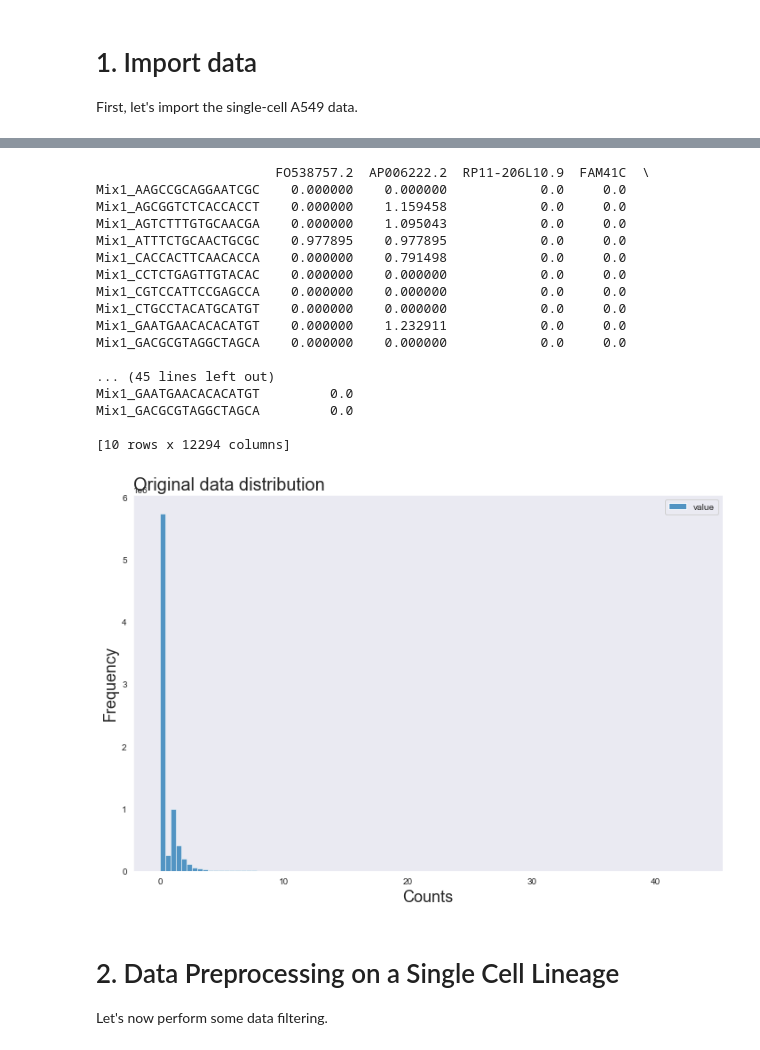
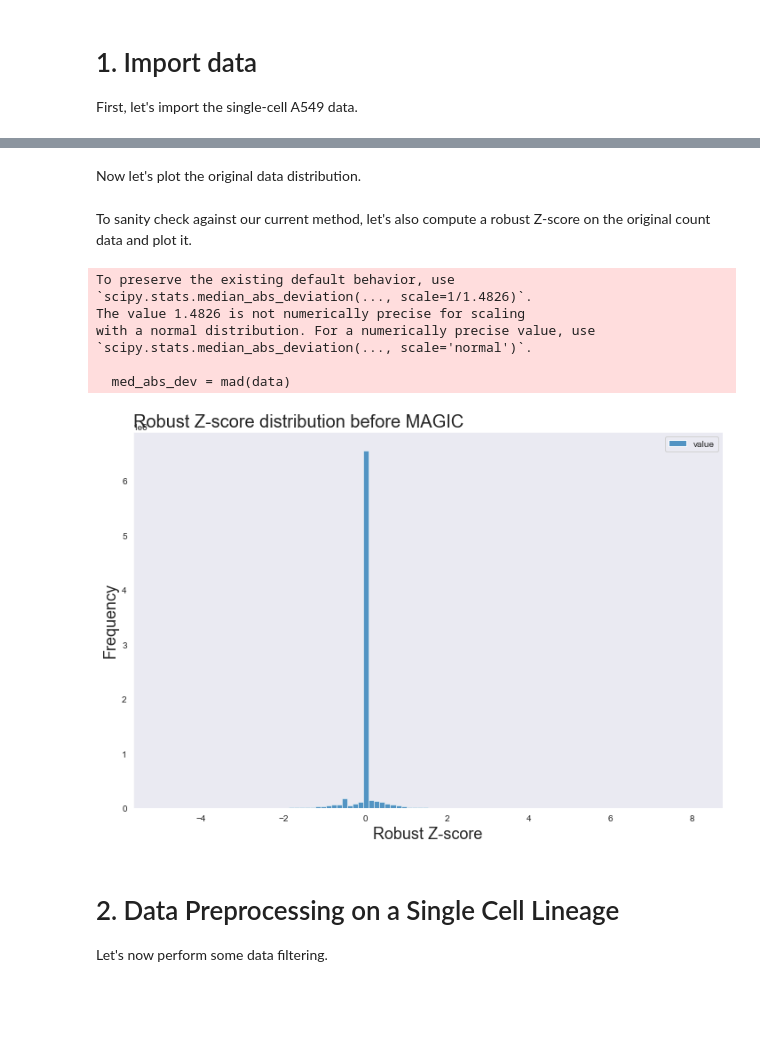
Before and after one commit to sriram-lab/emt-cobra, a Jupyter notebook: src/python/magic.ipynb, the cells around one changed output, grey strips where cells are left out. Cells and saved outputs as stored; diff of their text form; code cells hidden in the pictures; blank space fills up the shorter version.

```diff
--- a/src/python/magic.ipynb
+++ b/src/python/magic.ipynb
@@ -41,6 +65,6 @@ data = pd.read_csv(datapath, sep=' ')
+# %% [markdown]
+Now let's plot the original data distribution.
 # %%
-print(data.head(10))
-
 fig, ax = plt.subplots(1, figsize=(10,7))
 sns.histplot(data=pd.melt(data), ax=ax,
              bins=100)
@@ -51,25 +75,36 @@ ax.set_ylabel('Frequency', fontsize=18)
 ax.set_title('Original data distribution', fontsize=20, loc='left')
 
 fig.tight_layout()
-# %% [output]
-                       FO538757.2  AP006222.2  RP11-206L10.9  FAM41C  \
-Mix1_AAGCCGCAGGAATCGC    0.000000    0.000000            0.0     0.0
-Mix1_AGCGGTCTCACCACCT    0.000000    1.159458            0.0     0.0
-Mix1_AGTCTTTGTGCAACGA    0.000000    1.095043            0.0     0.0
-Mix1_ATTTCTGCAACTGCGC    0.977895    0.977895            0.0     0.0
-Mix1_CACCACTTCAACACCA    0.000000    0.791498            0.0     0.0
-Mix1_CCTCTGAGTTGTACAC    0.000000    0.000000            0.0     0.0
-Mix1_CGTCCATTCCGAGCCA    0.000000    0.000000            0.0     0.0
-Mix1_CTGCCTACATGCATGT    0.000000    0.000000            0.0     0.0
-Mix1_GAATGAACACACATGT    0.000000    1.232911            0.0     0.0
-Mix1_GACGCGTAGGCTAGCA    0.000000    0.000000            0.0     0.0
-
-... (45 lines left out)
-Mix1_GAATGAACACACATGT         0.0
-Mix1_GACGCGTAGGCTAGCA         0.0
-
-[10 rows x 12294 columns]
-[figure, removed]
+# %% [markdown]
+To sanity check against our current method, let's also compute a robust Z-score on the original count data and plot it.
+# %%
+from scipy.stats import median_absolute_deviation as mad
+mu = data.median(axis=0)
+n = data.shape[1]
+med_abs_dev = mad(data)
+scale_factor = 1.4826
+Z = (data - mu) / (med_abs_dev * scale_factor)
+Z[~np.isfinite(Z)] = 0
+
+fig, ax = plt.subplots(1, figsize=(10,7))
+sns.histplot(data=pd.melt(Z), ax=ax,
+             bins=100)
+sns.set_style("dark")
+
+ax.set_xlabel('Robust Z-score', fontsize=18)
+ax.set_ylabel('Frequency', fontsize=18)
+ax.set_title('Robust Z-score distribution before MAGIC', fontsize=20, loc='left')
+
+fig.tight_layout()
+# %% [output]
+To preserve the existing default behavior, use
+`scipy.stats.median_abs_deviation(..., scale=1/1.4826)`.
+The value 1.4826 is not numerically precise for scaling
+with a normal distribution. For a numerically precise value, use
+`scipy.stats.median_abs_deviation(..., scale='normal')`.
+
+  med_abs_dev = mad(data)
+[figure, added]
 # %% [markdown]
 # 2. Data Preprocessing on a Single Cell Lineage
 Let's now perform some data filtering.
```
Also changed, not shown: parts of 16 cells of this notebook, 3 other files.
